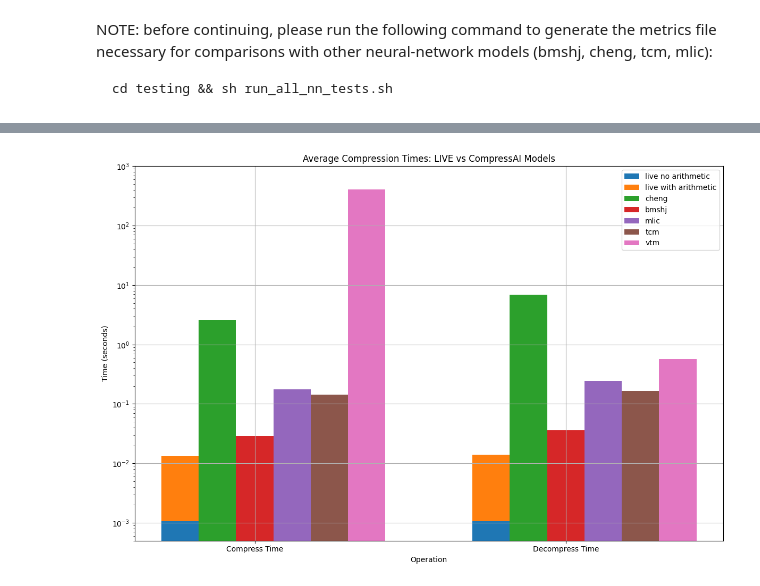
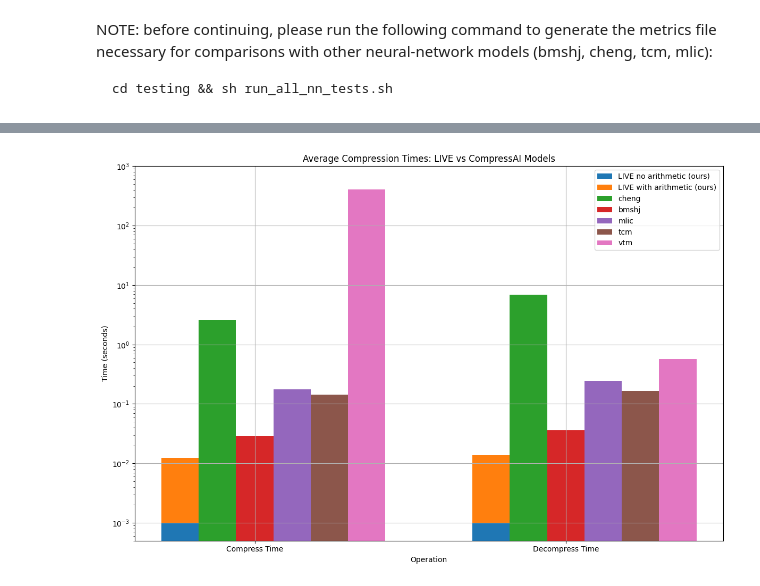
Before and after one commit to NETINT-Technologies/liveCompress, a Jupyter notebook: testing/sweep_all.ipynb, the cells around one changed output, grey strips where cells are left out. Drawn from its saved outputs; the diff is of its cells as text; code cells hidden in the pictures.

```diff
--- a/testing/sweep_all.ipynb
+++ b/testing/sweep_all.ipynb
@@ -505,36 +505,36 @@ all_avg_compress_times.append(avg_compress_time)
 labels = ['Compress Time', 'Decompress Time']
 x = np.arange(len(labels)) * 1.25
 width = 0.15
 
 fig, ax = plt.subplots(figsize=(12, 8))
 
 # Plot LIVE bars first
 ax.bar(x - 2*width, [avg_no_strings_time['live']/2, avg_no_strings_time['live']/2],
-      width, label='live no arithmetic')
+      width, label='LIVE no arithmetic (ours)')
 ax.bar(x - 2*width, [avg_compress_time['live'], avg_decompress_time['live']], width,
-      bottom=[avg_no_strings_time['live']/2, avg_no_strings_time['live']/2], label='live with arithmetic')
+      bottom=[avg_no_strings_time['live']/2, avg_no_strings_time['live']/2], label='LIVE with arithmetic (ours)')
 
 # Plot neural network model bars
 models = ['cheng', 'bmshj', 'mlic', 'tcm', 'vtm']
 for i, model in enumerate(models):
     offset = (i - 1) * width
     compress_time = avg_compress_time[model]
     decompress_time = avg_decompress_time[model]
     ax.bar(x + offset, [compress_time, decompress_time], width, label=model)
 
 ax.set_xlabel('Operation')
 ax.set_ylabel('Time (seconds)')
 ax.set_yscale('log')
 ax.set_ylim(5e-4, 1e3)
 ax.set_title('Average Compression Times: LIVE vs CompressAI Models')
 ax.set_xticks(x)
 ax.set_xticklabels(labels)
 ax.legend()
 ax.grid(True)
 fig.tight_layout()
 plt.show()
 # %% [output]
-[figure, old version]
+[figure, new version]
 # %%
 import numpy as np
 from scipy.interpolate import interp1d
```
Also changed, not shown: parts of 9 cells of this notebook, 6 other files.
